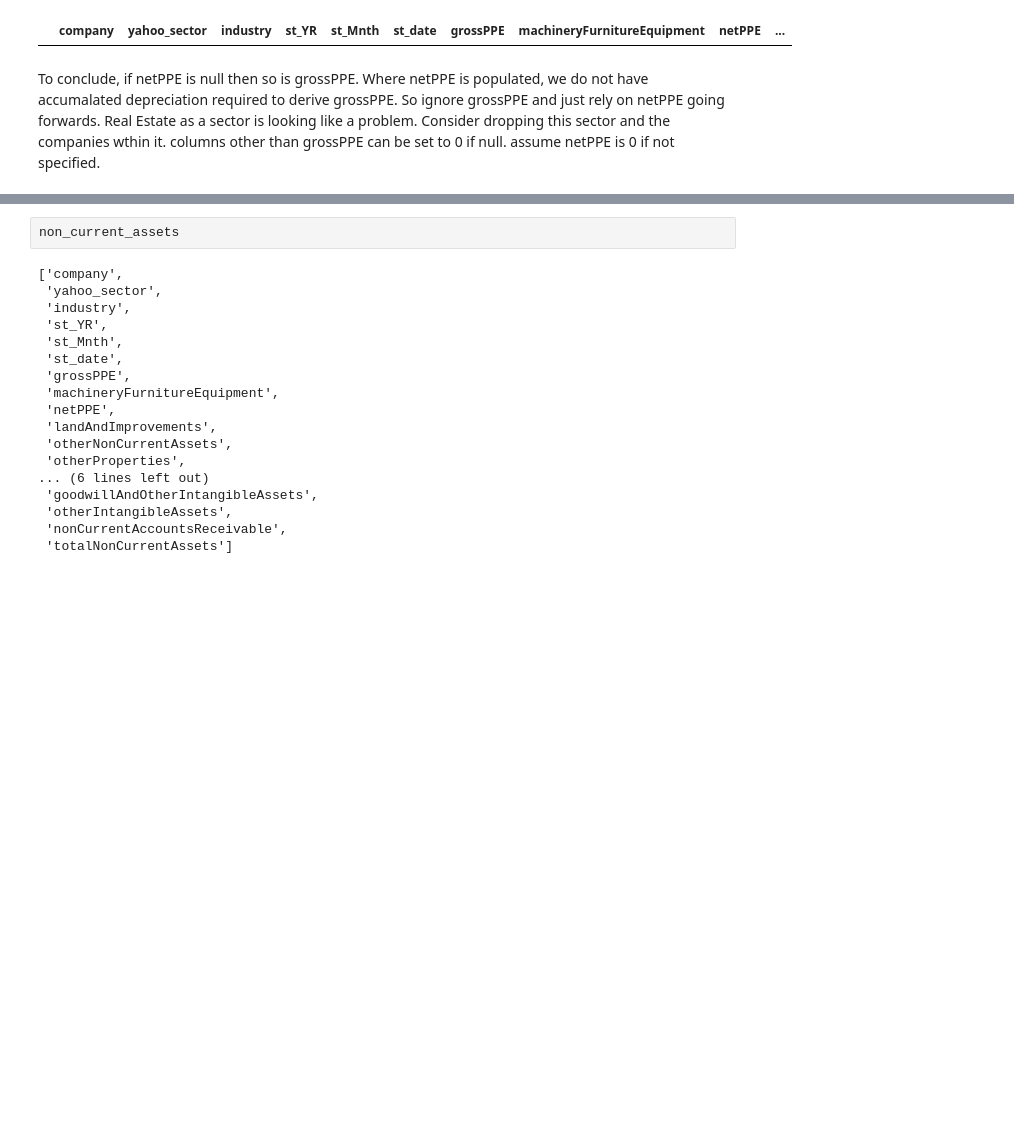
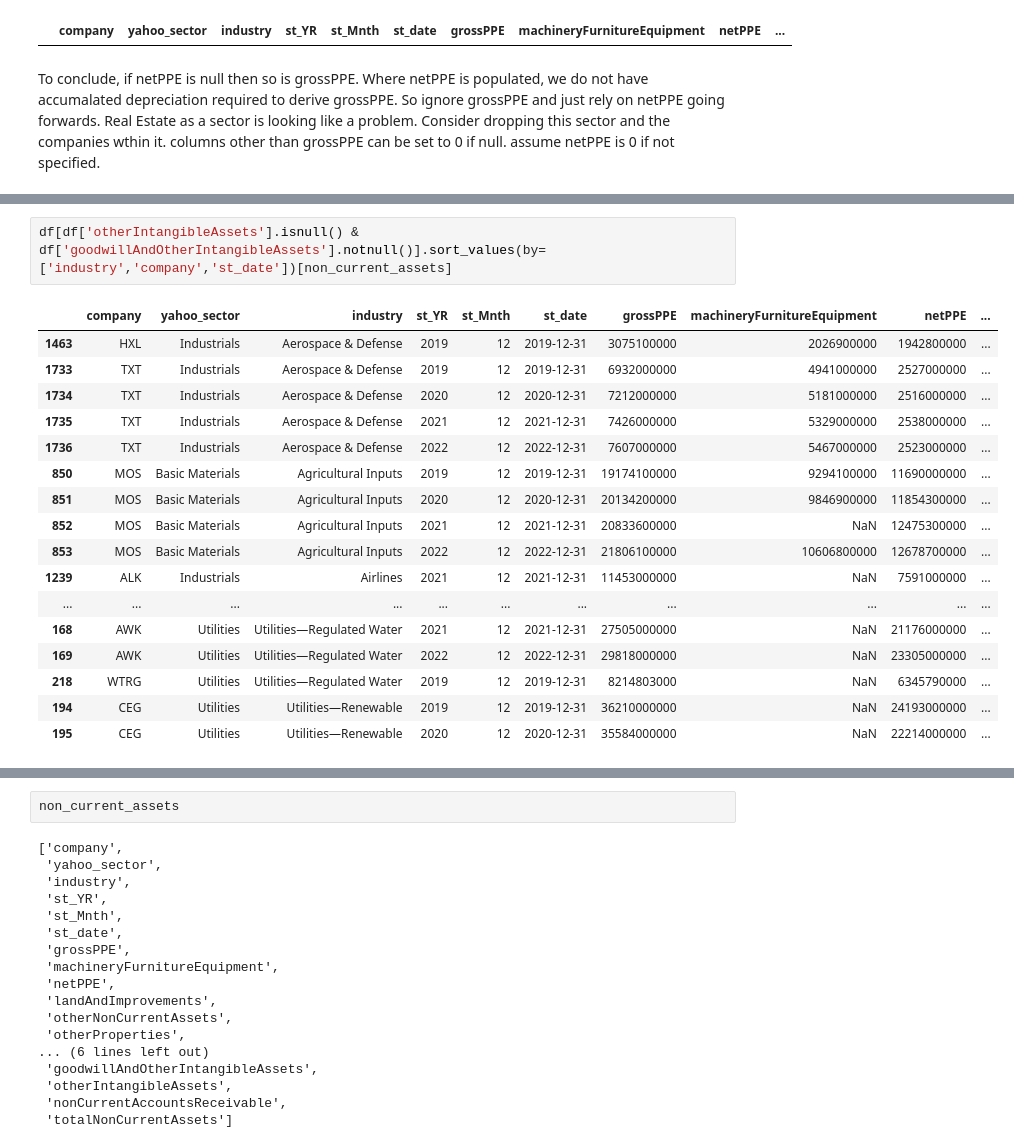
Before and after one commit to priyeshp123/MD3, a Jupyter notebook: notebook/Yahoo/Stage3_Yahoo_Extract_Balance_Sheet.ipynb, the cells around one changed output, grey strips where cells are left out. Cells and saved outputs as stored; diff of their text form; blank space fills up the shorter version.

```diff
--- a/notebook/Yahoo/Stage3_Yahoo_Extract_Balance_Sheet.ipynb
+++ b/notebook/Yahoo/Stage3_Yahoo_Extract_Balance_Sheet.ipynb
@@ -655,0 +682,20 @@ sectors and industries, its reasonable to set goodwillAndOthertangibleAssets to
+# %%
+df[df['otherIntangibleAssets'].isnull() & df['goodwillAndOtherIntangibleAssets'].notnull()].sort_values(by=['industry','company','st_date'])[non_current_assets]
+# %% [output]
+|  | company | yahoo_sector | industry | st_YR | st_Mnth | st_date | grossPPE | machineryFurnitureEquipment | netPPE | ... |
+| 1463 | HXL | Industrials | Aerospace & Defense | 2019 | 12 | 2019-12-31 | 3075100000 | 2026900000 | 1942800000 | ... |
+| 1733 | TXT | Industrials | Aerospace & Defense | 2019 | 12 | 2019-12-31 | 6932000000 | 4941000000 | 2527000000 | ... |
+| 1734 | TXT | Industrials | Aerospace & Defense | 2020 | 12 | 2020-12-31 | 7212000000 | 5181000000 | 2516000000 | ... |
+| 1735 | TXT | Industrials | Aerospace & Defense | 2021 | 12 | 2021-12-31 | 7426000000 | 5329000000 | 2538000000 | ... |
+| 1736 | TXT | Industrials | Aerospace & Defense | 2022 | 12 | 2022-12-31 | 7607000000 | 5467000000 | 2523000000 | ... |
+| 850 | MOS | Basic Materials | Agricultural Inputs | 2019 | 12 | 2019-12-31 | 19174100000 | 9294100000 | 11690000000 | ... |
+| 851 | MOS | Basic Materials | Agricultural Inputs | 2020 | 12 | 2020-12-31 | 20134200000 | 9846900000 | 11854300000 | ... |
+| 852 | MOS | Basic Materials | Agricultural Inputs | 2021 | 12 | 2021-12-31 | 20833600000 | NaN | 12475300000 | ... |
+| 853 | MOS | Basic Materials | Agricultural Inputs | 2022 | 12 | 2022-12-31 | 21806100000 | 10606800000 | 12678700000 | ... |
+| 1239 | ALK | Industrials | Airlines | 2021 | 12 | 2021-12-31 | 11453000000 | NaN | 7591000000 | ... |
+| ... | ... | ... | ... | ... | ... | ... | ... | ... | ... | ... |
+| 168 | AWK | Utilities | Utilities—Regulated Water | 2021 | 12 | 2021-12-31 | 27505000000 | NaN | 21176000000 | ... |
+| 169 | AWK | Utilities | Utilities—Regulated Water | 2022 | 12 | 2022-12-31 | 29818000000 | NaN | 23305000000 | ... |
+| 218 | WTRG | Utilities | Utilities—Regulated Water | 2019 | 12 | 2019-12-31 | 8214803000 | NaN | 6345790000 | ... |
+| 194 | CEG | Utilities | Utilities—Renewable | 2019 | 12 | 2019-12-31 | 36210000000 | NaN | 24193000000 | ... |
+| 195 | CEG | Utilities | Utilities—Renewable | 2020 | 12 | 2020-12-31 | 35584000000 | NaN | 22214000000 | ... |
```
Also changed, not shown: parts of 37 cells of this notebook, 11 other files.
